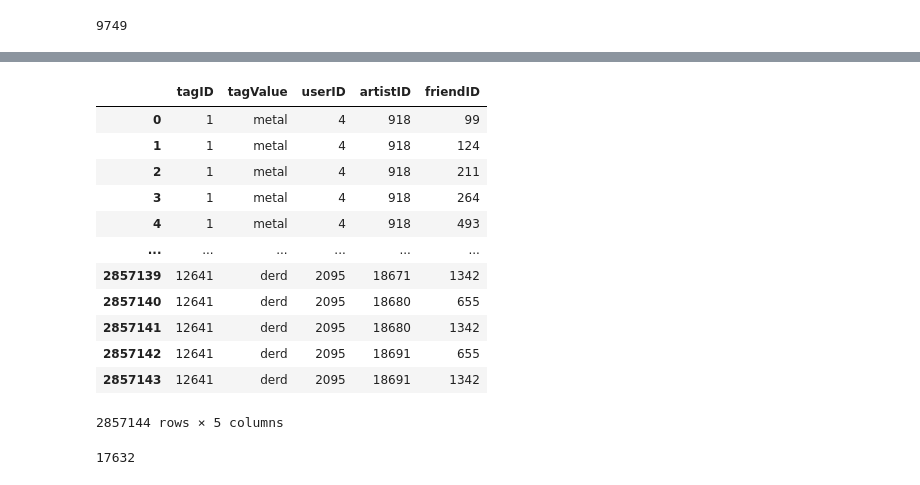
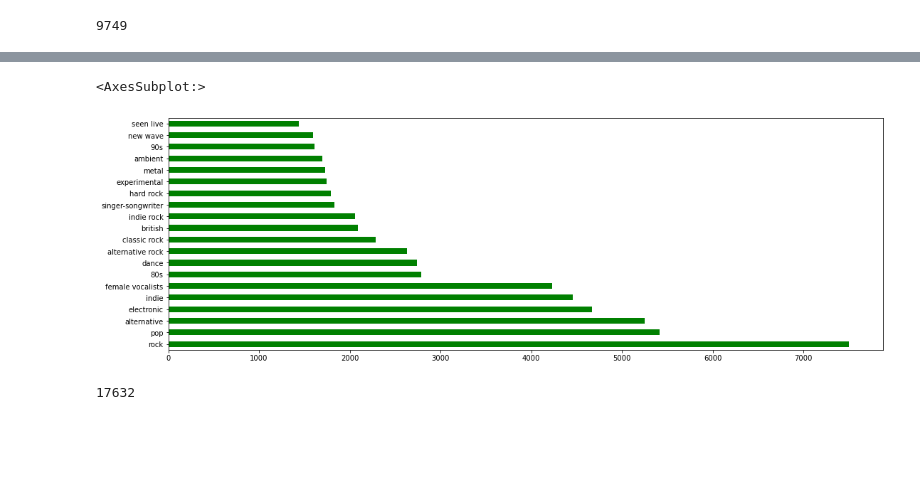
Before and after one commit to kiansweeney11/Ca4015-final-assignment, a Jupyter notebook: recommender.ipynb, the cells around one changed output, grey strips where cells are left out. Drawn from its saved outputs; the diff is of its cells as text; code cells hidden in the pictures; blank space fills up the shorter version.

```diff
--- a/recommender.ipynb
+++ b/recommender.ipynb
@@ -589,19 +558,8 @@ df2.head()
-# %%
-tagged1
-# %% [output]
-|  | tagID | tagValue | userID | artistID | friendID |
-| 0 | 1 | metal | 4 | 918 | 99 |
-| 1 | 1 | metal | 4 | 918 | 124 |
-| 2 | 1 | metal | 4 | 918 | 211 |
-| 3 | 1 | metal | 4 | 918 | 264 |
-| 4 | 1 | metal | 4 | 918 | 493 |
-| ... | ... | ... | ... | ... | ... |
-| 2857139 | 12641 | derd | 2095 | 18671 | 1342 |
-| 2857140 | 12641 | derd | 2095 | 18680 | 655 |
-| 2857141 | 12641 | derd | 2095 | 18680 | 1342 |
-| 2857142 | 12641 | derd | 2095 | 18691 | 655 |
-| 2857143 | 12641 | derd | 2095 | 18691 | 1342 |
-2857144 rows × 5 columns
+# %%
+tagged['tagValue'].value_counts()[:20].plot(kind='barh', color='green', figsize=(18,6))
+# %% [output]
+<AxesSubplot:>
+[figure, added]
 # %%
 played['name'].nunique()
 # %% [output]
```
Also changed, not shown: parts of 17 cells of this notebook.
